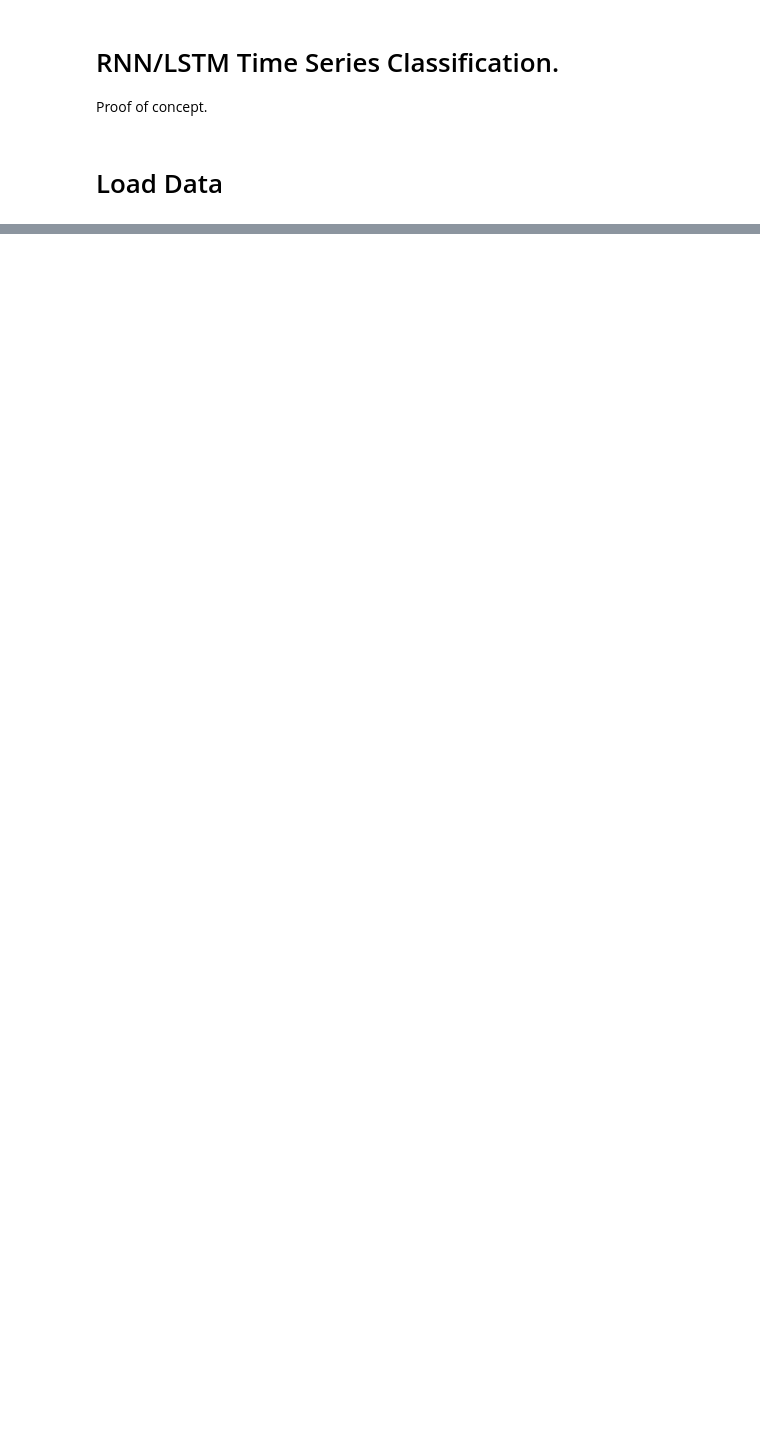
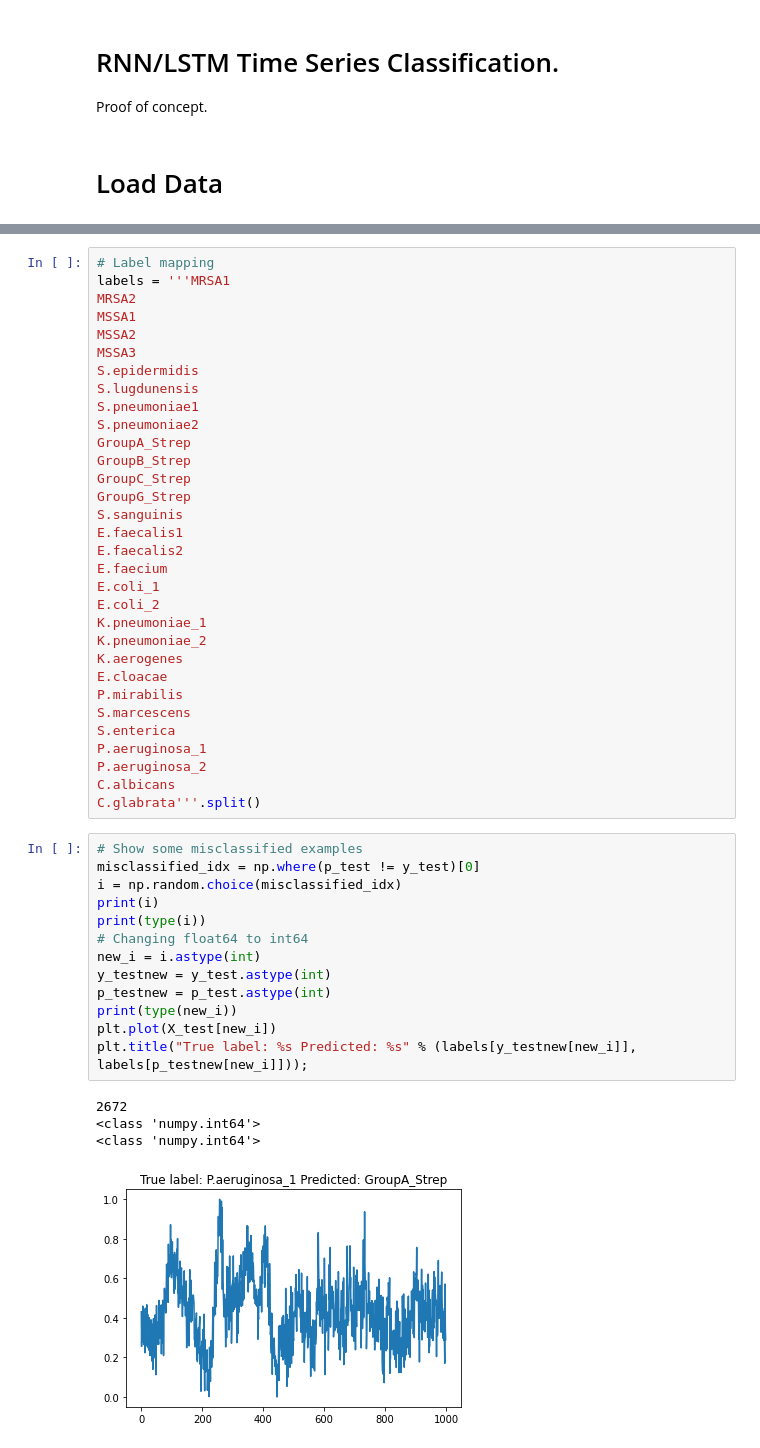
Before and after one commit to FLC-ML/practicespace, a Jupyter notebook: Time_Series_classification.ipynb, the cells around one changed output, grey strips where cells are left out. Cells and saved outputs as stored; diff of their text form; blank space fills up the shorter version.

```diff
--- a/Time_Series_classification.ipynb
+++ b/Time_Series_classification.ipynb
@@ -184 +203,51 @@ Confusion matrix, without normalization
 (30, 30)
+# %%
+# Label mapping
+labels = '''MRSA1
+MRSA2
+MSSA1
+MSSA2
+MSSA3
+S.epidermidis
+S.lugdunensis
+S.pneumoniae1
+S.pneumoniae2
+GroupA_Strep
+GroupB_Strep
+GroupC_Strep
+GroupG_Strep
+S.sanguinis
+E.faecalis1
+E.faecalis2
+E.faecium
+E.coli_1
+E.coli_2
+K.pneumoniae_1
+K.pneumoniae_2
+K.aerogenes
+E.cloacae
+P.mirabilis
+S.marcescens
+S.enterica
+P.aeruginosa_1
+P.aeruginosa_2
+C.albicans
+C.glabrata'''.split()
+# %%
+# Show some misclassified examples
+misclassified_idx = np.where(p_test != y_test)[0]
+i = np.random.choice(misclassified_idx)
+print(i)
+print(type(i))
+# Changing float64 to int64
+new_i = i.astype(int)
+y_testnew = y_test.astype(int)
+p_testnew = p_test.astype(int)
+print(type(new_i))
+plt.plot(X_test[new_i])
+plt.title("True label: %s Predicted: %s" % (labels[y_testnew[new_i]], labels[p_testnew[new_i]]));
+# %% [output]
+2672
+<class 'numpy.int64'>
+<class 'numpy.int64'>
+[figure, added]
```
Also changed, not shown: parts of 11 cells of this notebook.
